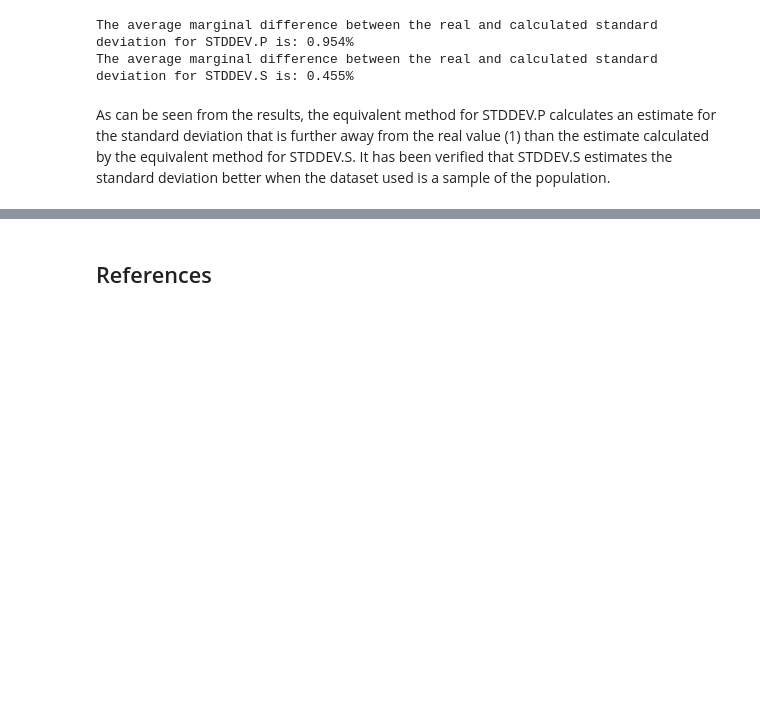
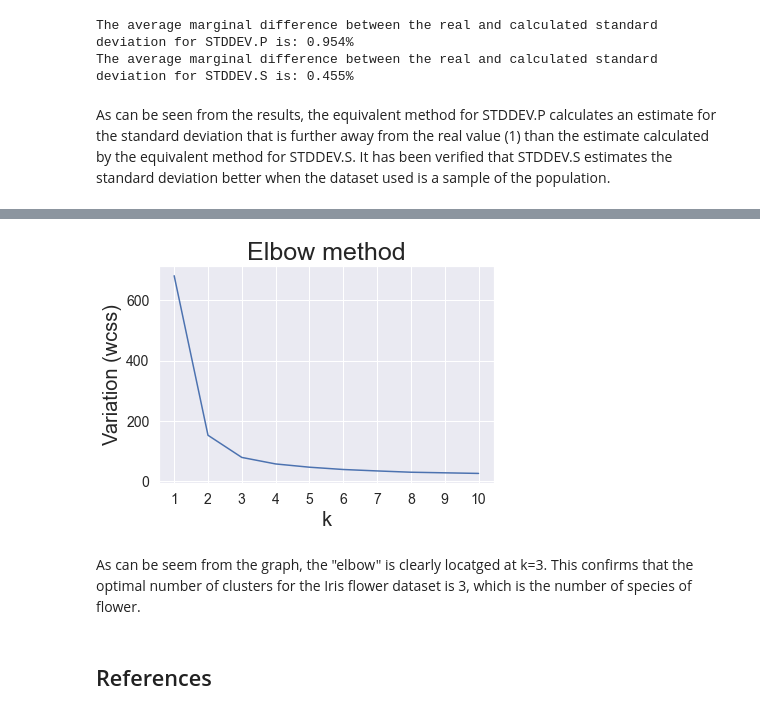
Before and after one commit to AlanQuille/machinelearningTasks, a Jupyter notebook: Tasks2020.ipynb, the cells around one changed output, grey strips where cells are left out. Drawn from its saved outputs; the diff is of its cells as text; code cells hidden in the pictures; blank space fills up the shorter version.

```diff
--- a/Tasks2020.ipynb
+++ b/Tasks2020.ipynb
@@ -215,3 +402,36 @@ As can be seen from the results, the equivalent method for STDDEV.P calculates a
+# %%
+variation = []
+
+for i in range(1, 11):
+    kmeans = KMeans(n_clusters = i, init = 'k-means++', max_iter = 300, n_init = 10, random_state = 0)
+    kmeans.fit(x)
+    variation.append(kmeans.inertia_)
+
+# Plot to observe the elbow
+plt.plot(range(1, 11), wcss)
+
+# Title of the histogram plot
+plt.title("Elbow method", fontsize=25)
+
+# x label of elbow plot
+plt.xlabel("k", fontsize=20)
+
+# y label of elbow plot
+plt.ylabel("Variation (wcss)", fontsize=20)
+
+# change size of ticks of x and y axes
+ax = plt.gca()
+ax.tick_params(axis = 'both', which = 'major', labelsize = 14)
+
+# show all x ticks to emphasise elbow
+plt.xticks(range(1, 11))
+
+# show plot
+plt.show()
+# %% [output]
+[figure, added]
+# %% [markdown]
+As can be seem from the graph, the "elbow" is clearly locatged at k=3. This confirms that the optimal number of clusters for the Iris flower dataset is 3, which is the number of species of flower.
 # %% [markdown]
 ## References ##
 # %% [markdown]
```
Also changed, not shown: parts of 16 cells of this notebook, 1 other file.
